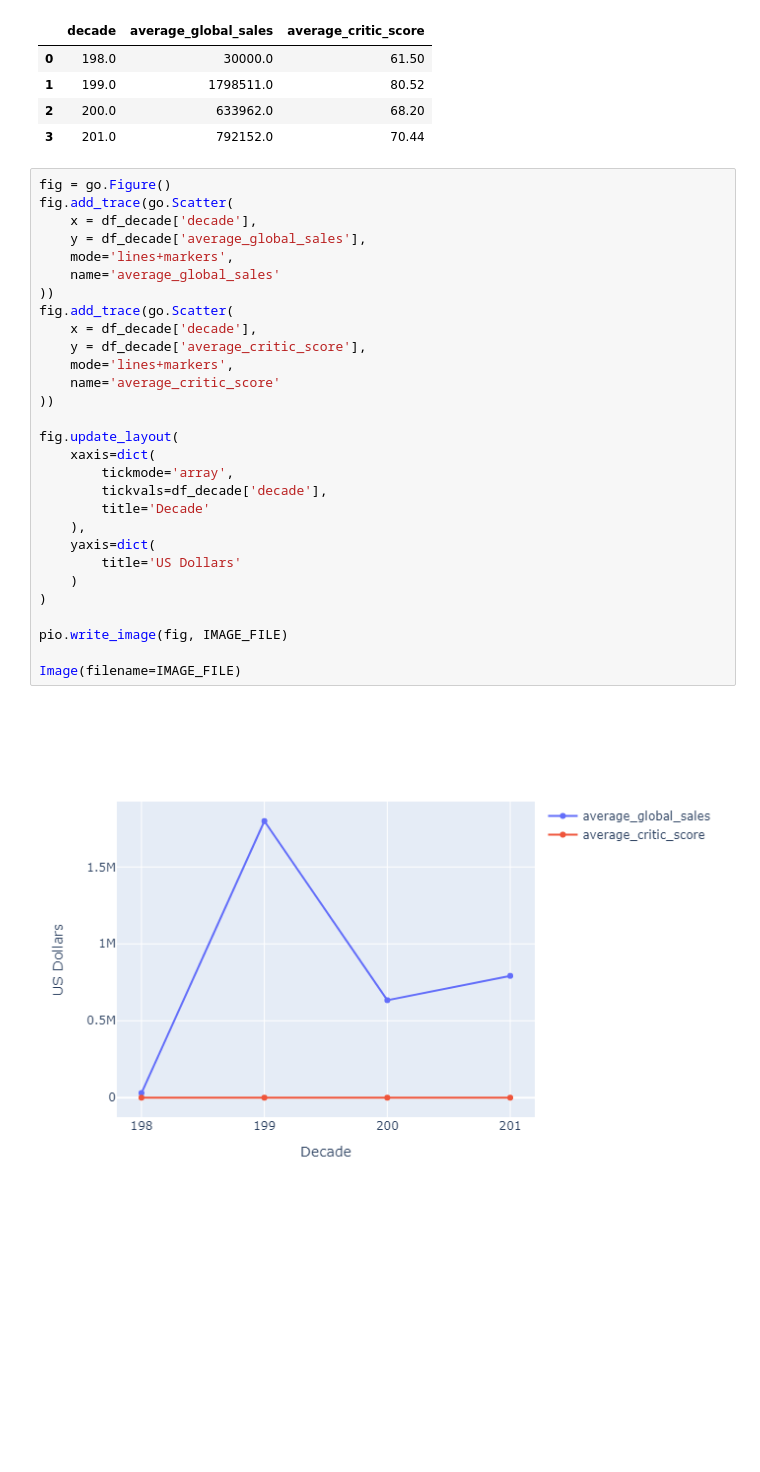
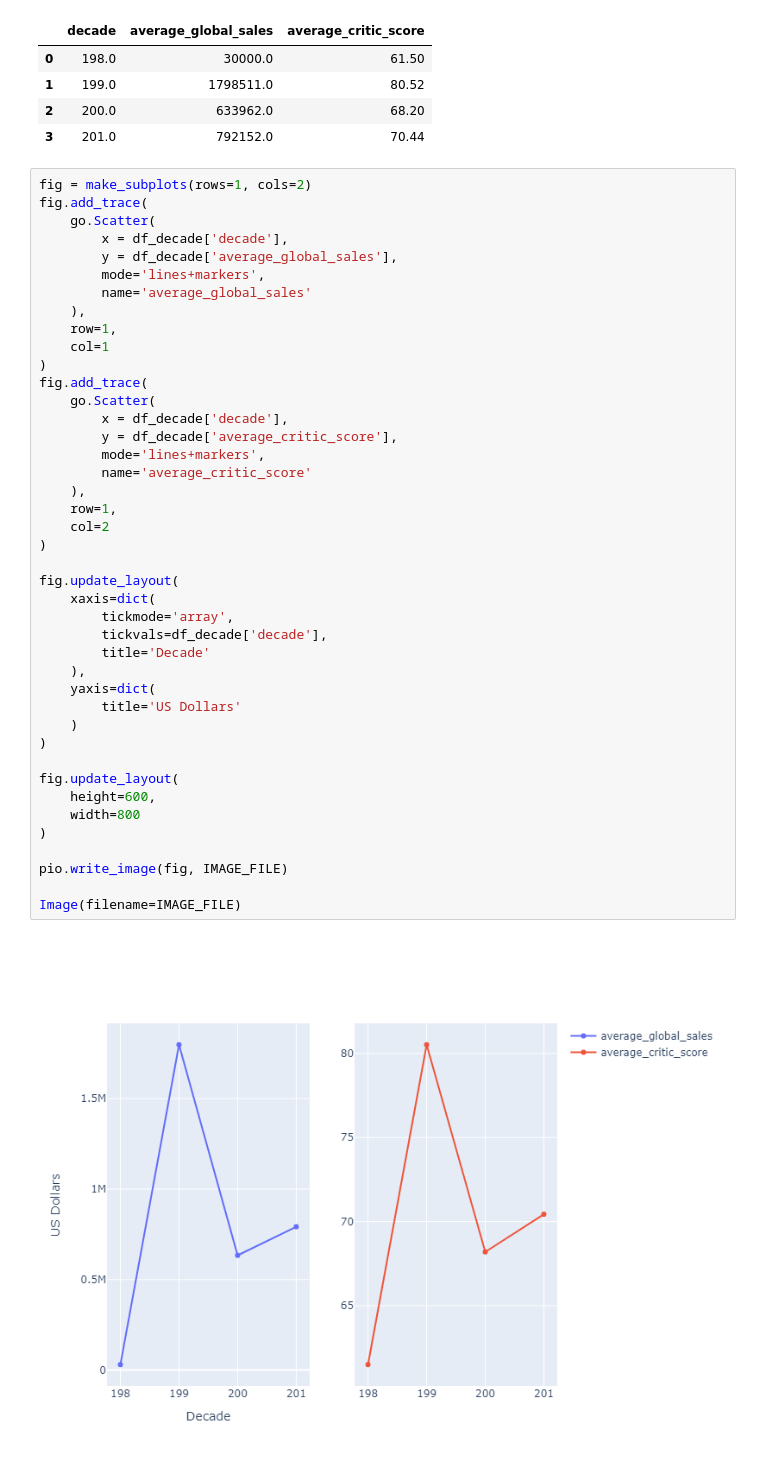
Before and after one commit to nsamardzic13/video-game-sales, a Jupyter notebook: sql_analysis.ipynb, the cells around one changed output. Cells and saved outputs as stored; diff of their text form; blank space fills up the shorter version.

```diff
--- a/sql_analysis.ipynb
+++ b/sql_analysis.ipynb
@@ -106,33 +106,46 @@ df_decade
 | 2 | 200.0 | 633962.0 | 68.20 |
 | 3 | 201.0 | 792152.0 | 70.44 |
 # %%
-fig = go.Figure()
-fig.add_trace(go.Scatter(
-    x = df_decade['decade'],
-    y = df_decade['average_global_sales'],
-    mode='lines+markers',
-    name='average_global_sales'
-))
-fig.add_trace(go.Scatter(
-    x = df_decade['decade'],
-    y = df_decade['average_critic_score'],
-    mode='lines+markers',
-    name='average_critic_score'
-))
+fig = make_subplots(rows=1, cols=2)
+fig.add_trace(
+    go.Scatter(
+        x = df_decade['decade'],
+        y = df_decade['average_global_sales'],
+        mode='lines+markers',
+        name='average_global_sales'
+    ),
+    row=1,
+    col=1
+)
+fig.add_trace(
+    go.Scatter(
+        x = df_decade['decade'],
+        y = df_decade['average_critic_score'],
+        mode='lines+markers',
+        name='average_critic_score'
+    ),
+    row=1,
+    col=2
+)
 
 fig.update_layout(
     xaxis=dict(
         tickmode='array',
         tickvals=df_decade['decade'],
         title='Decade'
     ),
     yaxis=dict(
         title='US Dollars'
     )
 )
 
+fig.update_layout(
+    height=600,
+    width=800
+)
+
 pio.write_image(fig, IMAGE_FILE)
 
 Image(filename=IMAGE_FILE)
 # %% [output]
-[figure, old version]
+[figure, new version]
```
Also changed, not shown: parts of 2 cells of this notebook.
